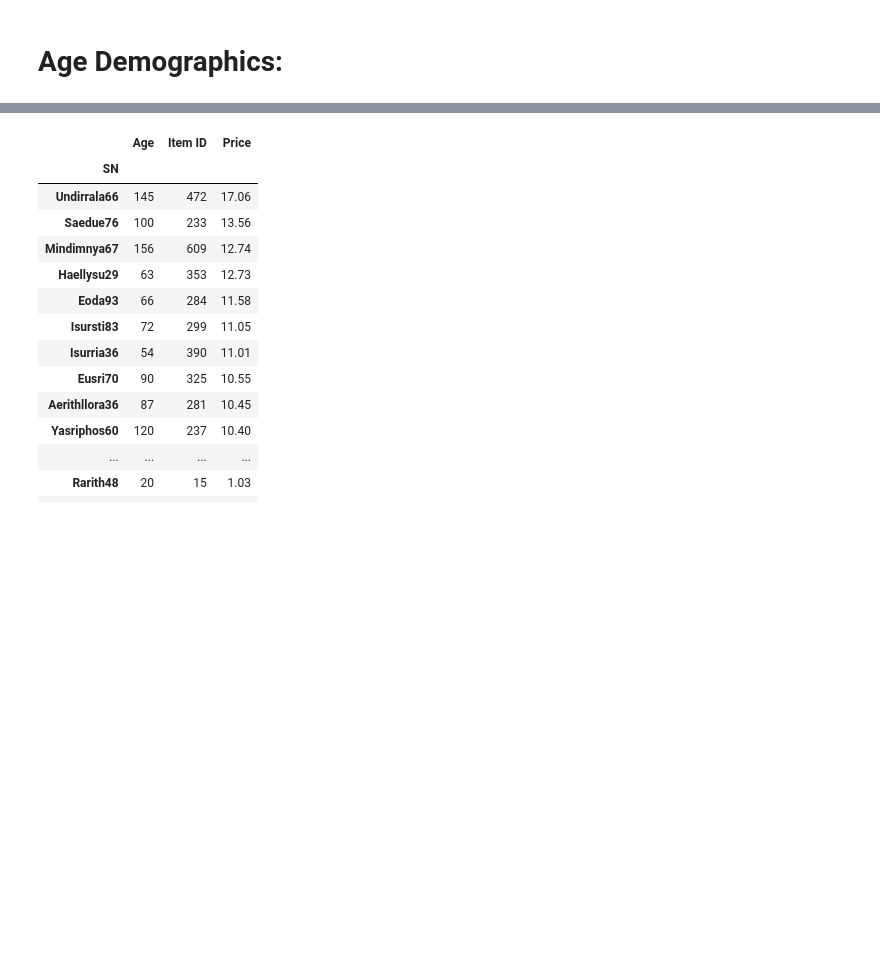
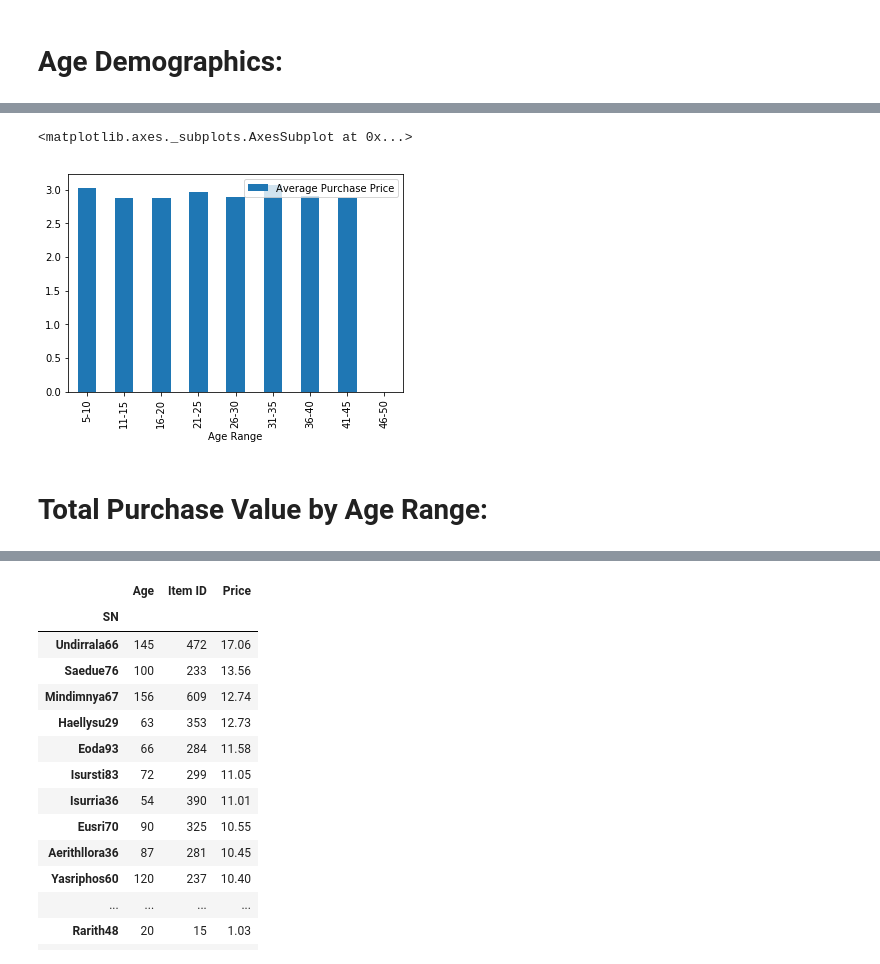
Before and after one commit to jgroth1/Pandas_data_Analysis, a Jupyter notebook: HeroesOfPymoli/Heroes_of_Pymoli_Analysis.ipynb, the cells around one changed output, grey strips where cells are left out. Cells and saved outputs as stored; diff of their text form; code cells hidden in the pictures; blank space fills up the shorter version.

```diff
--- a/HeroesOfPymoli/Heroes_of_Pymoli_Analysis.ipynb
+++ b/HeroesOfPymoli/Heroes_of_Pymoli_Analysis.ipynb
@@ -190,0 +219,5 @@ purchase_data_df.sort_values('Age', ascending=True).head(50)
+# %%
+age_range_avg = age_range_groupby.mean()
+age_range_avg_price = age_range_avg['Price'].to_frame()
+age_range_avg_price = age_range_avg_price.rename(index=str, columns={'Price':'Average Purchase Price'})
+age_range_avg_price
@@ -190,0 +236,7 @@ purchase_data_df.sort_values('Age', ascending=True).head(50)
+# %%
+age_range_avg_price.plot.bar()
+# %% [output]
+<matplotlib.axes._subplots.AxesSubplot at 0x...>
+[figure, added]
+# %% [markdown]
+# Total Purchase Value by Age Range:
```
Also changed, not shown: parts of 15 cells of this notebook.
